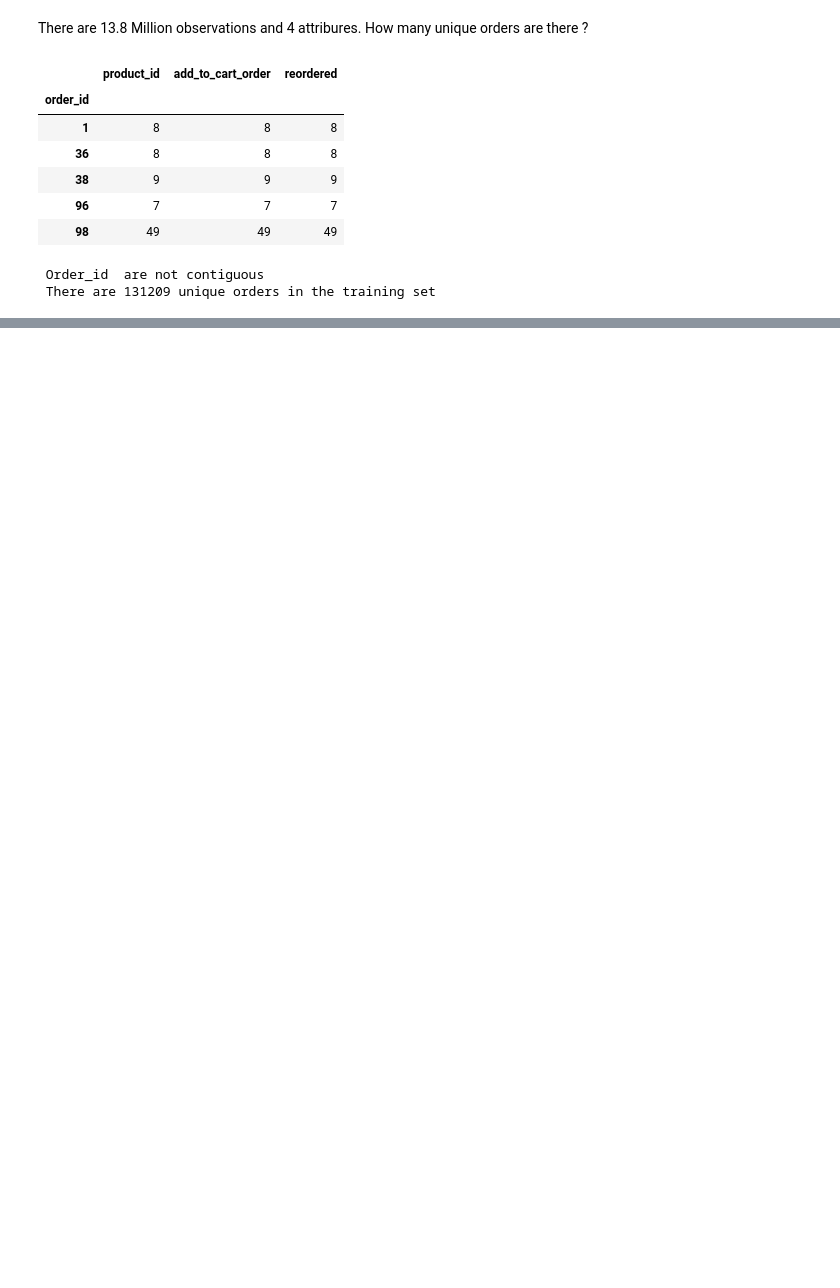
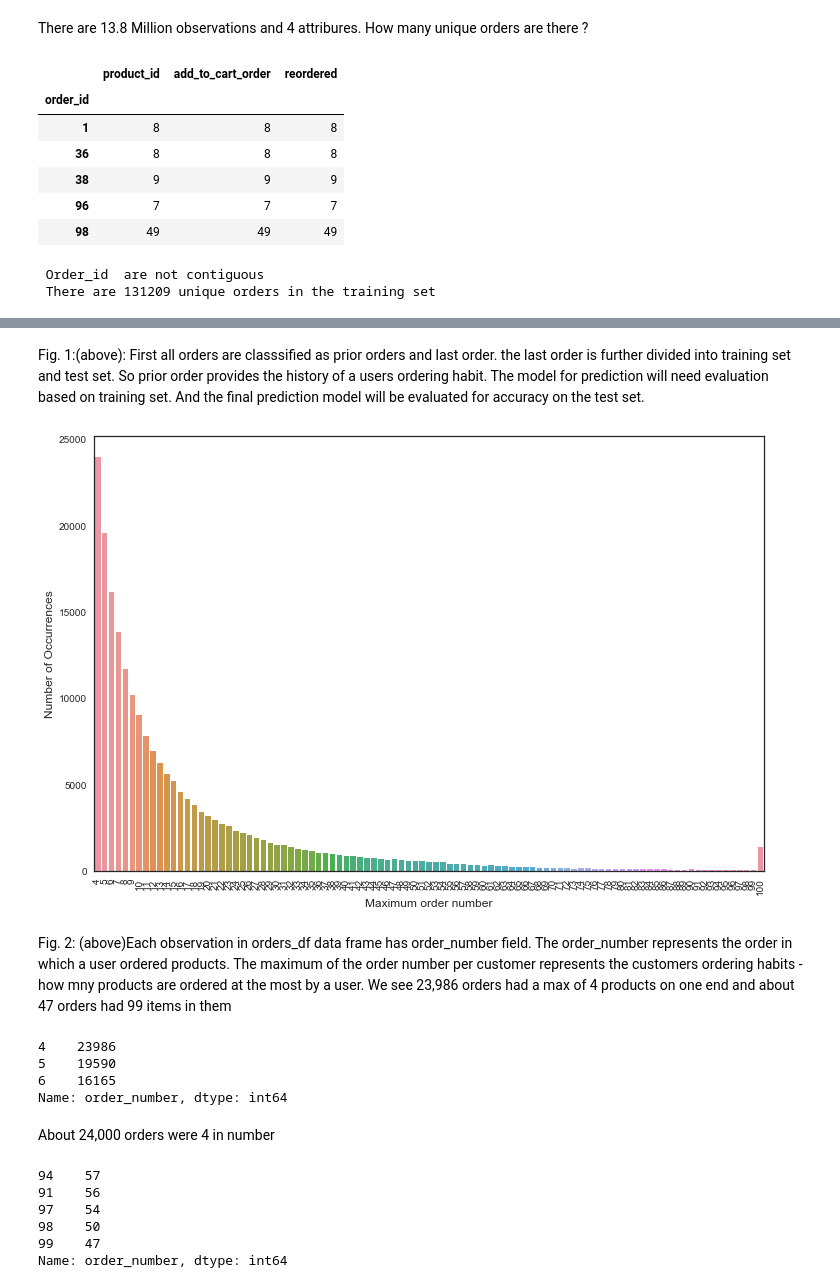
Before and after one commit to krajeshj/InstacartMBA, a Jupyter notebook: code/py/InstacartMBA_ETL.ipynb, the cells around one changed output, grey strips where cells are left out. Drawn from its saved outputs; the diff is of its cells as text; code cells hidden in the pictures; blank space fills up the shorter version.

```diff
--- a/code/py/InstacartMBA_ETL.ipynb
+++ b/code/py/InstacartMBA_ETL.ipynb
@@ -135,0 +249,35 @@ print(" There are {} unique orders in the training set".format(rows))
+# %% [markdown]
+Fig. 1:(above): First all orders are classsified as prior orders  and last order. the last order is further divided into training set and test set. So prior order provides the history of a users ordering habit. The model for prediction will need evaluation based on training set. And the final prediction model will be evaluated for accuracy on the test set.
+# %%
+cnt_srs = orders_df.groupby("user_id")["order_number"].aggregate(np.max).reset_index()
+cnt_srs = cnt_srs.order_number.value_counts()
+
+plt.figure(figsize=(12,8))
+with sns.color_palette("husl"):
+ sns.barplot(cnt_srs.index, cnt_srs.values, alpha=1.0)
+plt.ylabel('Number of Occurrences', fontsize=12)
+plt.xlabel('Maximum order number', fontsize=12)
+plt.xticks(rotation='vertical')
+plt.show()
+# %% [output]
+[figure, added]
+# %% [markdown]
+Fig. 2: (above)Each observation in orders_df data frame has order_number field. The order_number represents the order in which a user ordered products. The maximum  of the order number per customer represents the customers ordering habits - how mny products are ordered at the most by a user. We see 23,986 orders had a max of 4 products on one end and about 47 orders had 99 items in them
+# %%
+cnt_srs.head(3)
+# %% [output]
+4    23986
+5    19590
+6    16165
+Name: order_number, dtype: int64
+# %% [markdown]
+About 24,000 orders were 4 in number
+# %%
+cnt_srs.tail()
+# %% [output]
+94    57
+91    56
+97    54
+98    50
+99    47
+Name: order_number, dtype: int64
```
Also changed, not shown: parts of 29 cells of this notebook.
